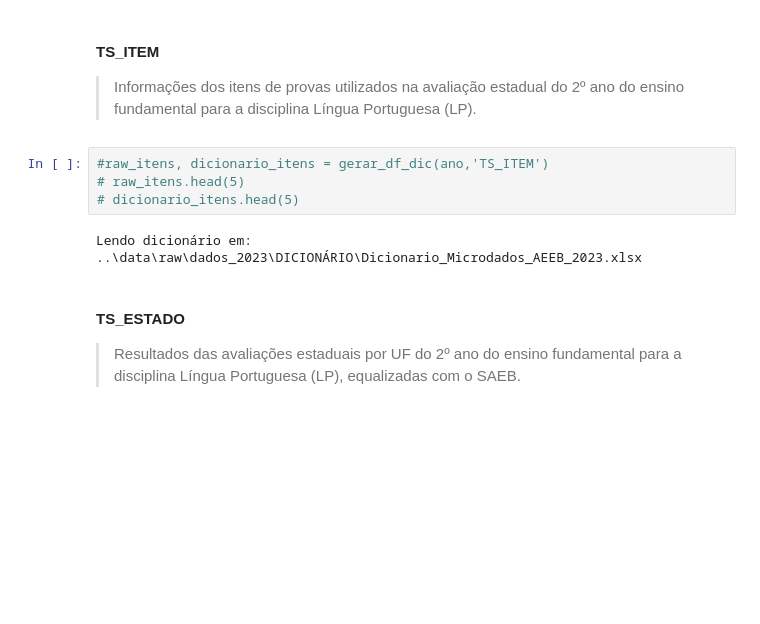
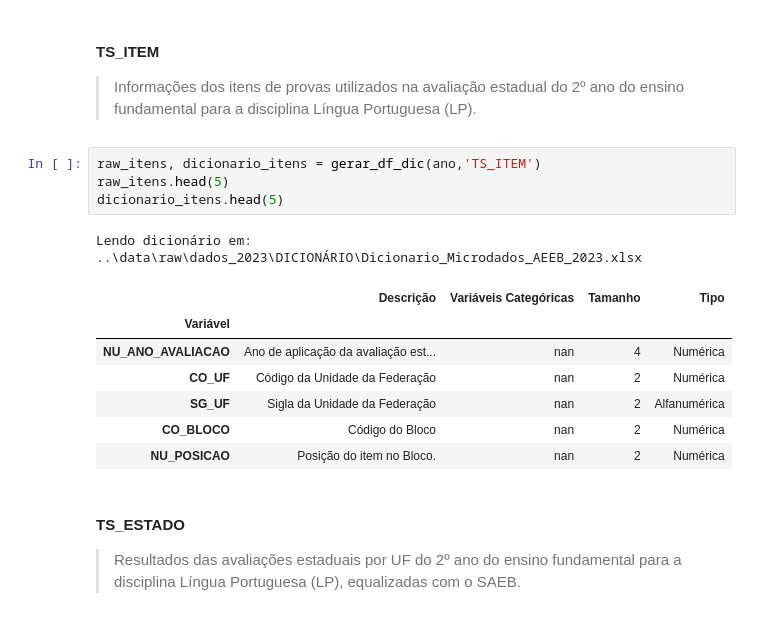
Before and after one commit to LucasRuizMartins/fiap_tech_challenge_02, a Jupyter notebook: notebooks/EDA.ipynb, the cells around one changed output. Saved outputs shown, nothing was run; the diff lists cells and outputs as text; blank space fills up the shorter version.

```diff
--- a/notebooks/EDA.ipynb
+++ b/notebooks/EDA.ipynb
@@ -37,11 +54,18 @@ Lendo dicionário em: ..\data\raw\dados_2023\DICIONÁRIO\Dicionario_Microdados_A
 #### TS_ITEM <br>
 > Informações dos itens de provas utilizados na avaliação estadual do 2º ano do ensino fundamental para a disciplina Língua Portuguesa (LP).
 # %%
-#raw_itens, dicionario_itens = gerar_df_dic(ano,'TS_ITEM')
-# raw_itens.head(5)
-# dicionario_itens.head(5)
+raw_itens, dicionario_itens = gerar_df_dic(ano,'TS_ITEM')
+raw_itens.head(5)
+dicionario_itens.head(5)
 # %% [output]
 Lendo dicionário em: ..\data\raw\dados_2023\DICIONÁRIO\Dicionario_Microdados_AEEB_2023.xlsx
+|  | Descrição | Variáveis Categóricas | Tamanho | Tipo |
+| Variável |  |  |  |  |
+| NU_ANO_AVALIACAO | Ano de aplicação da avaliação est... | nan | 4 | Numérica |
+| CO_UF | Código da Unidade da Federação | nan | 2 | Numérica |
+| SG_UF | Sigla da Unidade da Federação | nan | 2 | Alfanumérica |
+| CO_BLOCO | Código do Bloco | nan | 2 | Numérica |
+| NU_POSICAO | Posição do item no Bloco. | nan | 2 | Numérica |
 # %% [markdown]
 #### TS_ESTADO
 
```
Also changed, not shown: parts of 2 cells of this notebook, 3 other files.
